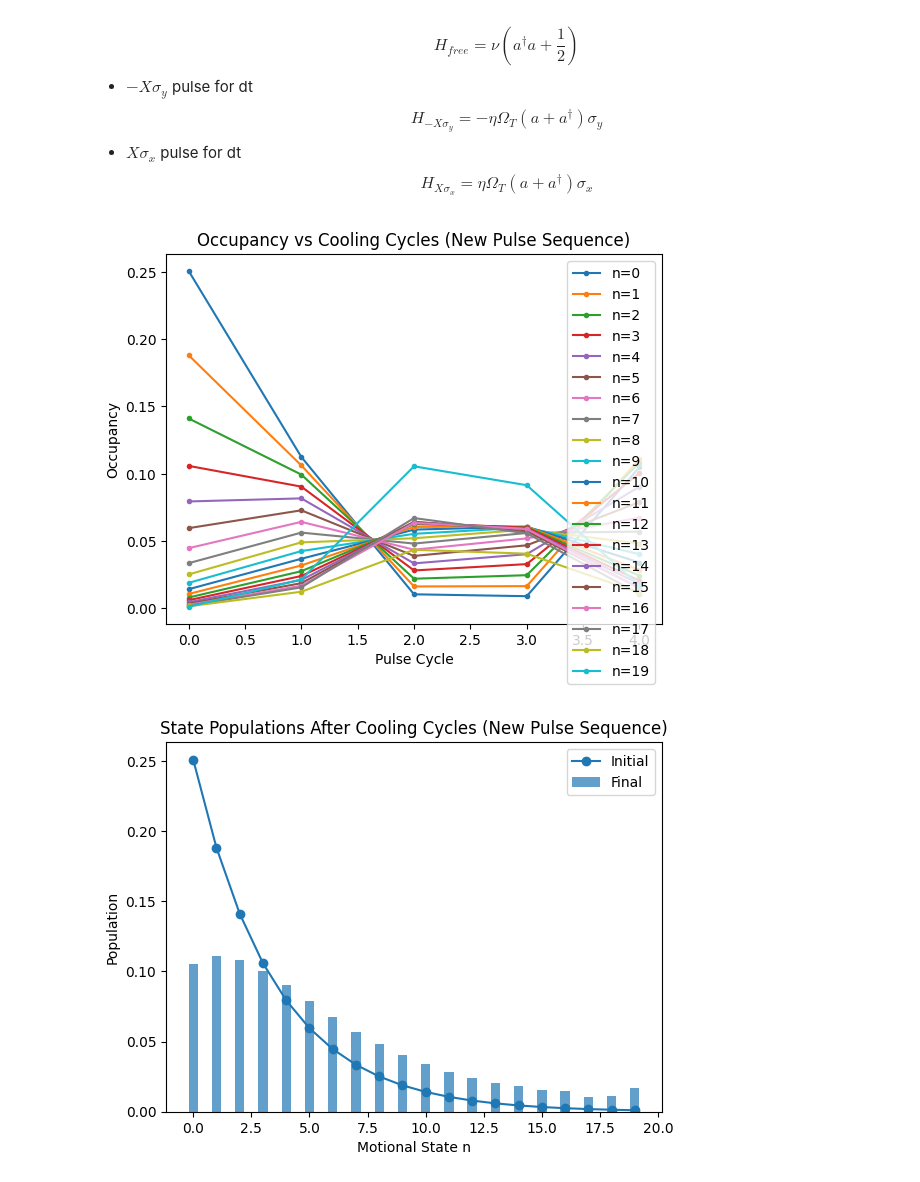
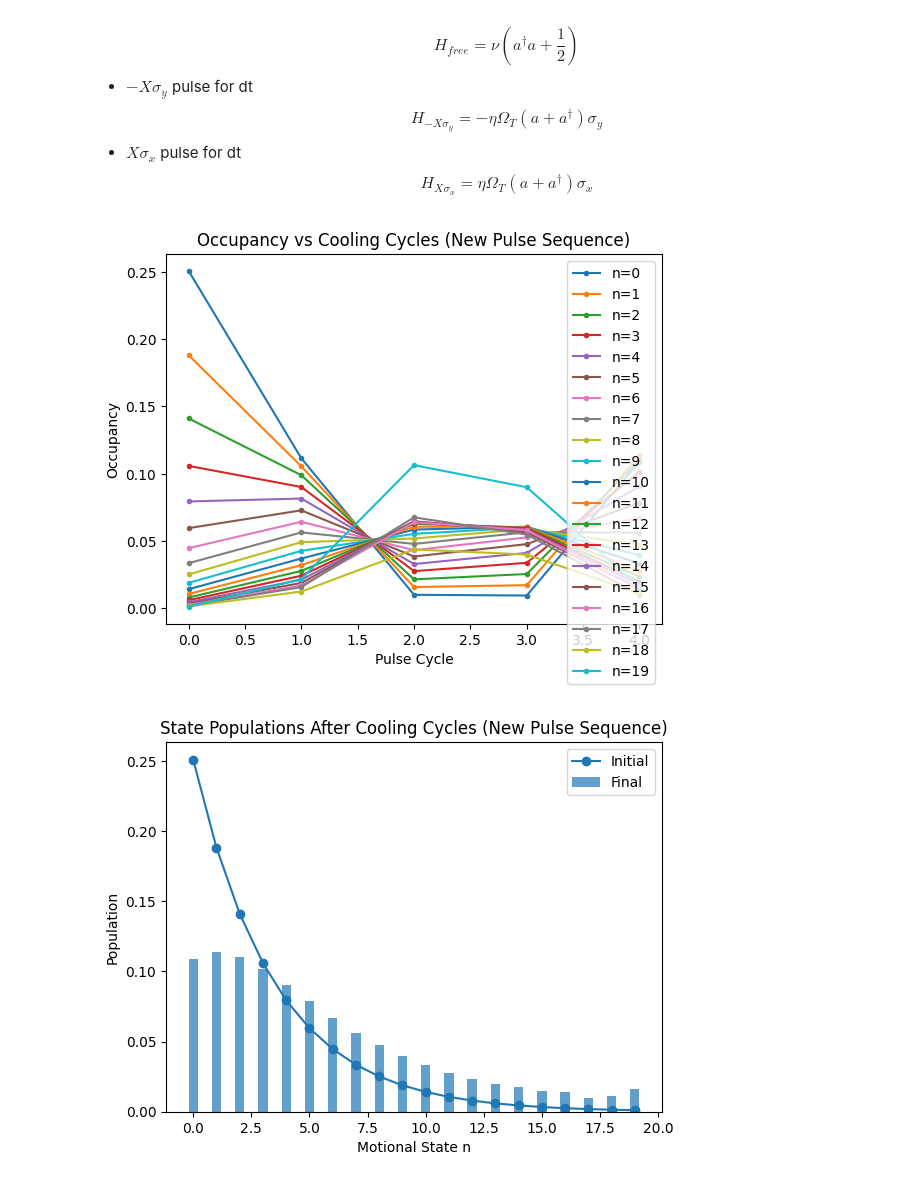
Before and after one commit to GonReina/QLearn, a Jupyter notebook: trapped_ions/Machnes_results.ipynb, the cells around one changed output. Cells and saved outputs as stored; diff of their text form; code cells hidden in the pictures.

```diff
--- a/trapped_ions/Machnes_results.ipynb
+++ b/trapped_ions/Machnes_results.ipynb
@@ -91,13 +91,14 @@ L_X_sx = liouvillian(H_X_sx)
 U_X_sx = (L_X_sx * dt).expm()
 
 # Build the full propagator for one Trotter cycle
-prop_trotter = U_X_sx * U_Y_undo * U_free * U_Y
+# prop_trotter = U_Y * U_free * U_Y
+prop_trotter = U_Y_undo * U_free * U_Y * U_X_sx
 
 # Add a relaxation step to reinitiate the internal dof
 c_op = np.sqrt(gamma * (1 + n0)) * s_minus_full
 L_relax = liouvillian(0 * s_z_full, [c_op])
 U_relax = (L_relax * dt).expm()
-prop_cycle = U_relax * (prop_trotter**n_trotter)
+prop_cycle = U_relax * U_X_sx * (prop_trotter**n_trotter)
 
 times_sim = np.arange(num_pulses + 1)  # Integer steps for cycles
 
@@ -132,31 +133,31 @@ plt.figure()
 for n in range(N):
     plt.plot(times_sim, occupancies_fast[:, n], '.-', label=f'n={n}')
 plt.xlabel('Pulse Cycle')
 plt.ylabel('Occupancy')
 plt.title('Occupancy vs Cooling Cycles (New Pulse Sequence)')
 plt.legend()
 plt.show()
 
 # Bar plot
 p_motional_initial = occupancies_fast[0, :]
 p_motional_final = occupancies_fast[-1, :]
 plt.figure()
 plt.plot(np.arange(N), p_motional_initial, 'o-', label='Initial')
 plt.bar(np.arange(N), p_motional_final, width=0.4, label='Final', alpha=0.7)
 plt.xlabel('Motional State n')
 plt.ylabel('Population')
 plt.title('State Populations After Cooling Cycles (New Pulse Sequence)')
 plt.legend()
 plt.show()
 
 # Plot average phonon number over cycles
 plt.figure(figsize=(10, 5))
 plt.plot(range(num_pulses + 1), avg_energy, 'b.-', linewidth=2)
 plt.xlabel('Pulse Cycles')
 plt.ylabel('Average Phonon Number <n>')
 plt.title('Cooling Dynamics (Trotter/Split-Step Evolution)')
 plt.grid(True, alpha=0.3)
 plt.show()
 # %% [output]
 [figure]
-[figure, old version]
+[figure, new version]
```
Also changed, not shown: parts of 3 cells of this notebook, 1 other file.
